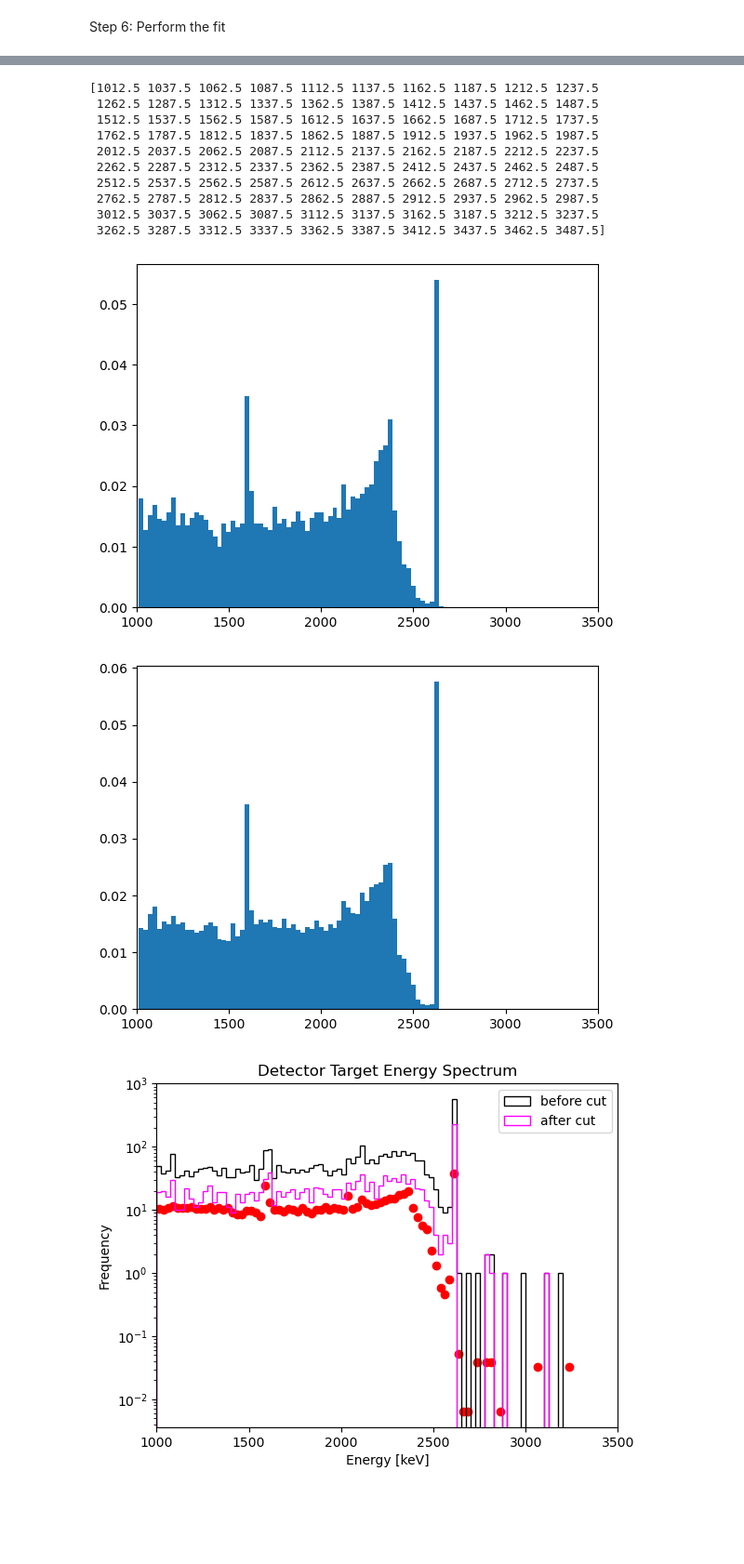
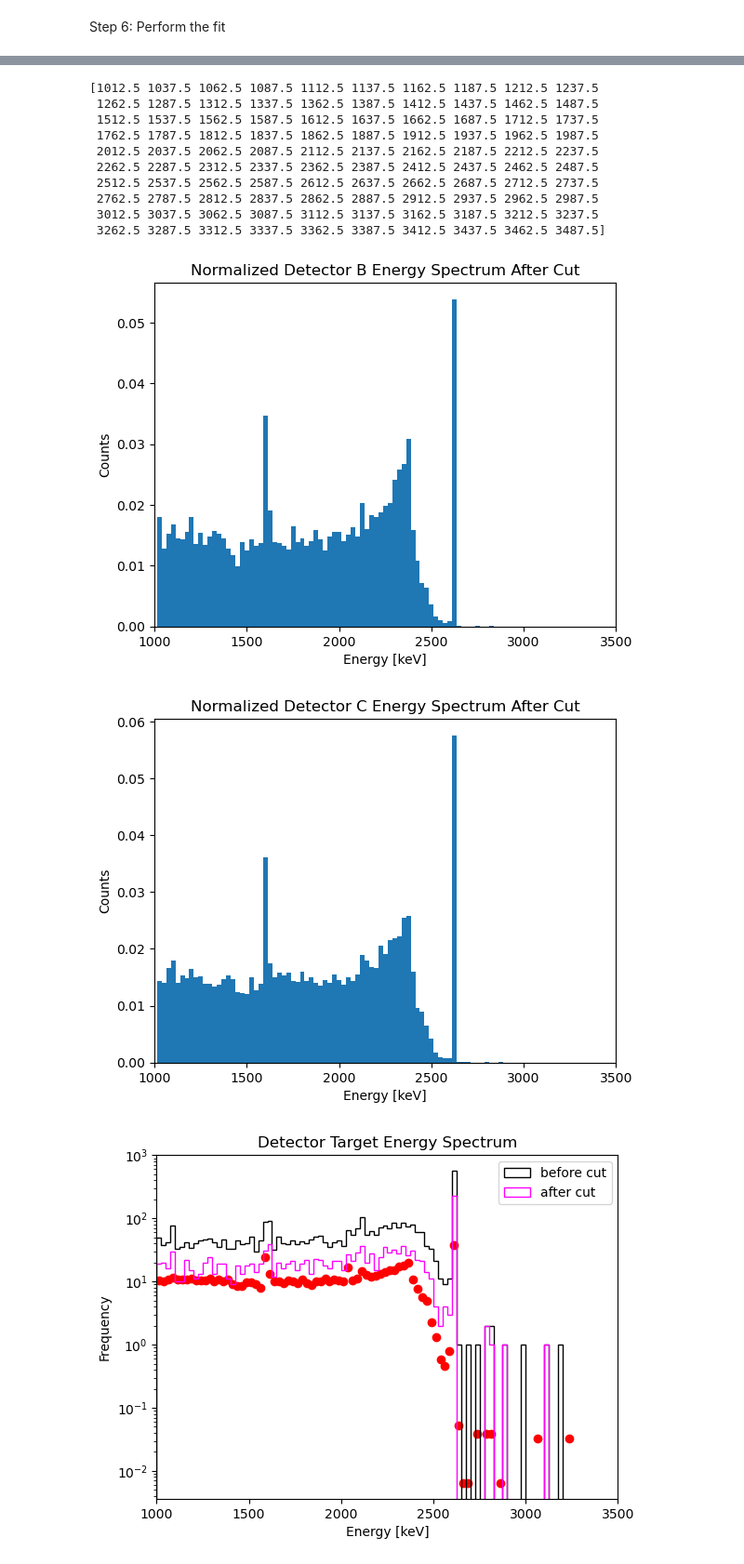
Before and after one commit to Brainz22/DSC291, a Jupyter notebook: finalProject_nb.ipynb, the cells around one changed output, grey strips where cells are left out. Shown: that part at 93% size. Drawn from its saved outputs; the diff is of its cells as text; code cells hidden in the pictures; blank space fills up the shorter version.

```diff
--- a/finalProject_nb.ipynb
+++ b/finalProject_nb.ipynb
@@ -311,34 +291,40 @@ plt.show()
 # %%
 counts_B, bin_edges_B = np.histogram(data_B_with_cut['energy'], bins=100, range=(1000, 3500))
 normalized_counts_B = counts_B/(np.sum(counts_B))
 bin_width_B = (bin_edges_B[-1] - bin_edges_B[0]) / 100
 bin_centers_B = 0.5 * (bin_edges_B[1:] + bin_edges_B[:-1])
 plt.bar(bin_edges_B[1:], normalized_counts_B, width=bin_width_B)
+plt.xlabel("Energy [keV]")
+plt.ylabel("Counts")
+plt.title("Normalized Detector B Energy Spectrum After Cut")
 print(bin_centers_B)
 plt.xlim(1000, 3500)
 plt.show()
 # %% [output]
 [1012.5 1037.5 1062.5 1087.5 1112.5 1137.5 1162.5 1187.5 1212.5 1237.5
  1262.5 1287.5 1312.5 1337.5 1362.5 1387.5 1412.5 1437.5 1462.5 1487.5
  1512.5 1537.5 1562.5 1587.5 1612.5 1637.5 1662.5 1687.5 1712.5 1737.5
  1762.5 1787.5 1812.5 1837.5 1862.5 1887.5 1912.5 1937.5 1962.5 1987.5
  2012.5 2037.5 2062.5 2087.5 2112.5 2137.5 2162.5 2187.5 2212.5 2237.5
  2262.5 2287.5 2312.5 2337.5 2362.5 2387.5 2412.5 2437.5 2462.5 2487.5
  2512.5 2537.5 2562.5 2587.5 2612.5 2637.5 2662.5 2687.5 2712.5 2737.5
  2762.5 2787.5 2812.5 2837.5 2862.5 2887.5 2912.5 2937.5 2962.5 2987.5
  3012.5 3037.5 3062.5 3087.5 3112.5 3137.5 3162.5 3187.5 3212.5 3237.5
  3262.5 3287.5 3312.5 3337.5 3362.5 3387.5 3412.5 3437.5 3462.5 3487.5]
-[figure, old version]
+[figure, new version]
 # %%
 counts_C, bin_edges_C = np.histogram(data_C_with_cut['energy'], bins=100,range=(1000, 3500))
 normalized_counts_C = counts_C/(np.sum(counts_C))
 bin_width_C = (bin_edges_C[-1] - bin_edges_C[0]) / 100
 bin_centers_C = 0.5 * (bin_edges_C[1:] + bin_edges_C[:-1])
 plt.bar(bin_edges_C[1:], normalized_counts_C, width=bin_width_C)
+plt.xlabel("Energy [keV]")
+plt.ylabel("Counts")
+plt.title("Normalized Detector C Energy Spectrum After Cut")
 plt.xlim(1000, 3500)
 plt.show()
 # %% [output]
-[figure, old version]
+[figure, new version]
 # %%
 plt.figure()
 ax = data_Target['energy'].plot(
```
Also changed, not shown: parts of 11 cells of this notebook.
